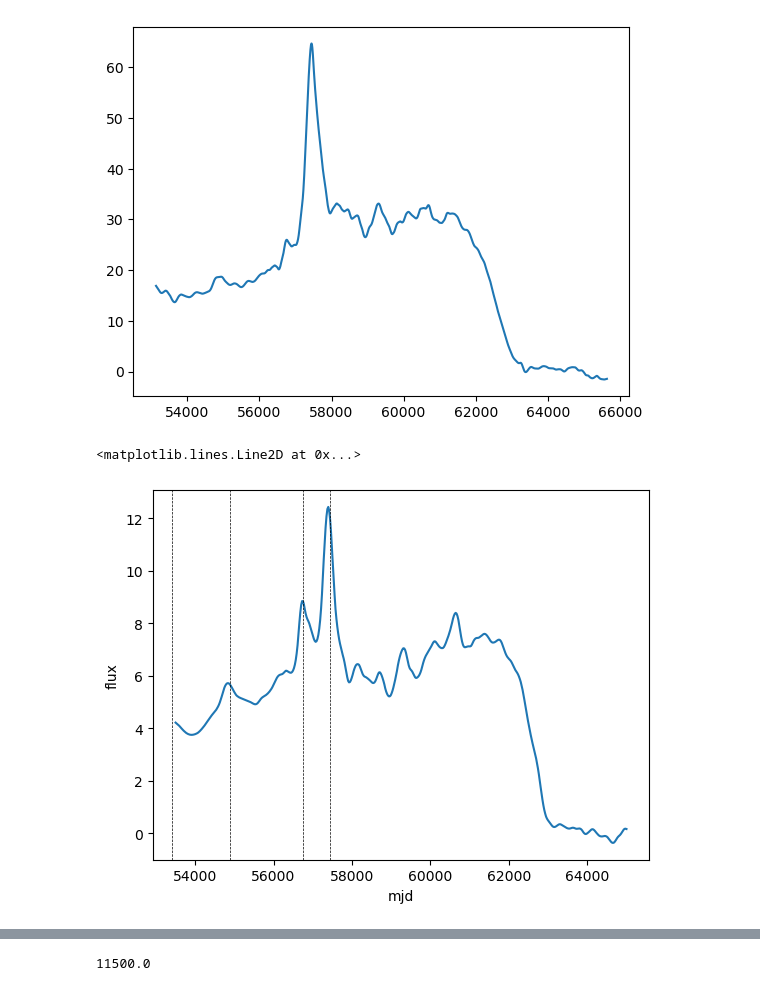
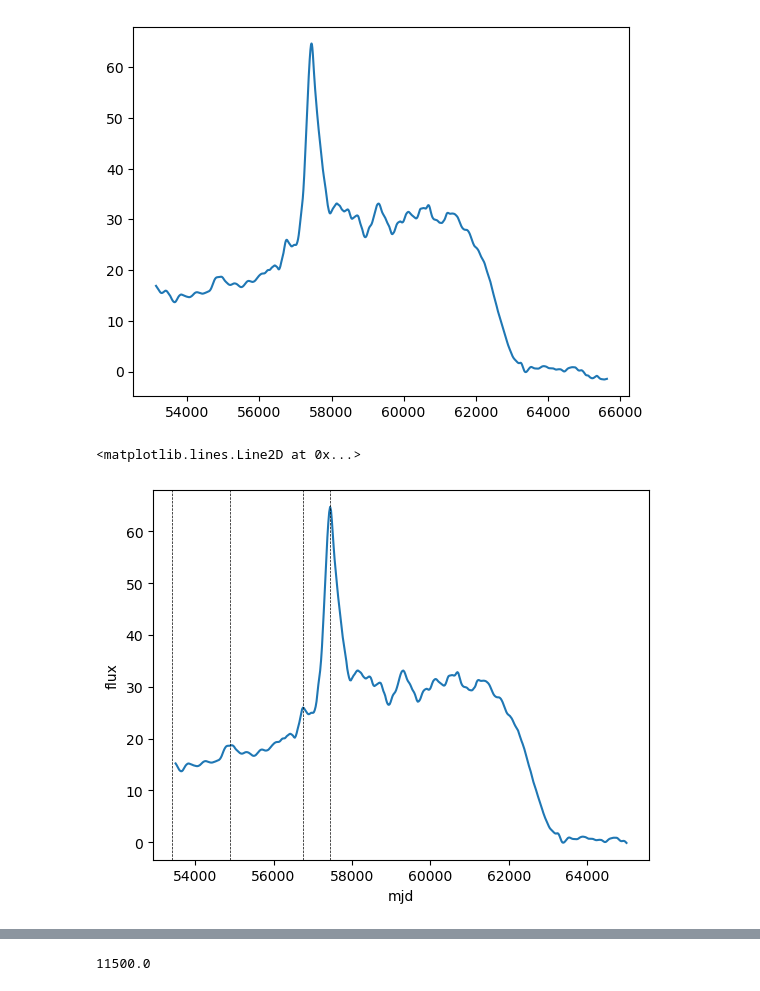
Before and after one commit to xiaolng/EtaCarEchoes, a Jupyter notebook: old_vers1/LEsim.ipynb, the cells around one changed output, grey strips where cells are left out. Saved outputs shown, nothing was run; the diff lists cells and outputs as text; code cells hidden in the pictures.

```diff
--- a/old_vers1/LEsim.ipynb
+++ b/old_vers1/LEsim.ipynb
@@ -51,23 +51,23 @@ lc_model_g = sp.interpolate.interp1d(LCm2_g.mjd, LCm2_g.muJyas2, kind='nearest',
 # %%
 #t = np.linspace(51394, 65960, 500)
 t = np.linspace(53500, 65000, 500)
 
-f = lc_model_g(t)
+f = lc_model_i(t)
 
 plt.plot(t, f)
 
 plt.xlabel('mjd')
 plt.ylabel('flux')
 
 plt.axvline(x=54900, color='k', lw=.5, ls='--')
 plt.axvline(x=56750, color='k', lw=.5, ls='--')
 plt.axvline(x=57430, color='k', lw=.5, ls='--')
 plt.axvline(x=53400, color='k', lw=.5, ls='--')
 
 #plt.xlim([54000, 58000])
 # %% [output]
 <matplotlib.lines.Line2D at 0x...>
-[figure, old version]
+[figure, new version]
 # %%
 ( np.random.randn(n_lc)*10 )
 # %% [output]
```
Also changed, not shown: parts of 4 cells of this notebook, 22 other files.
